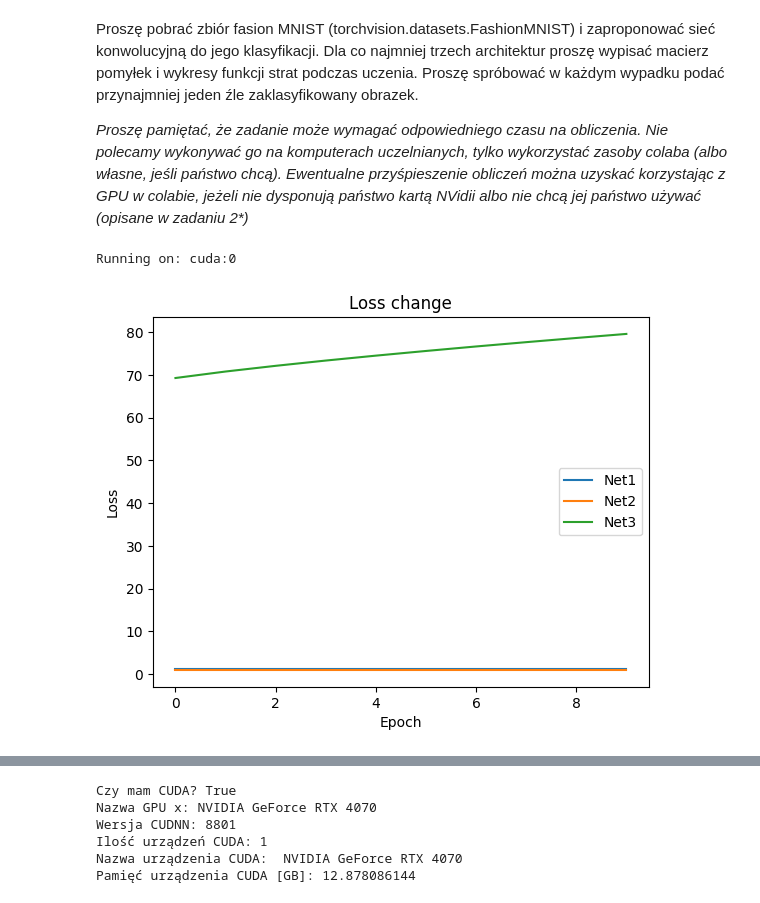
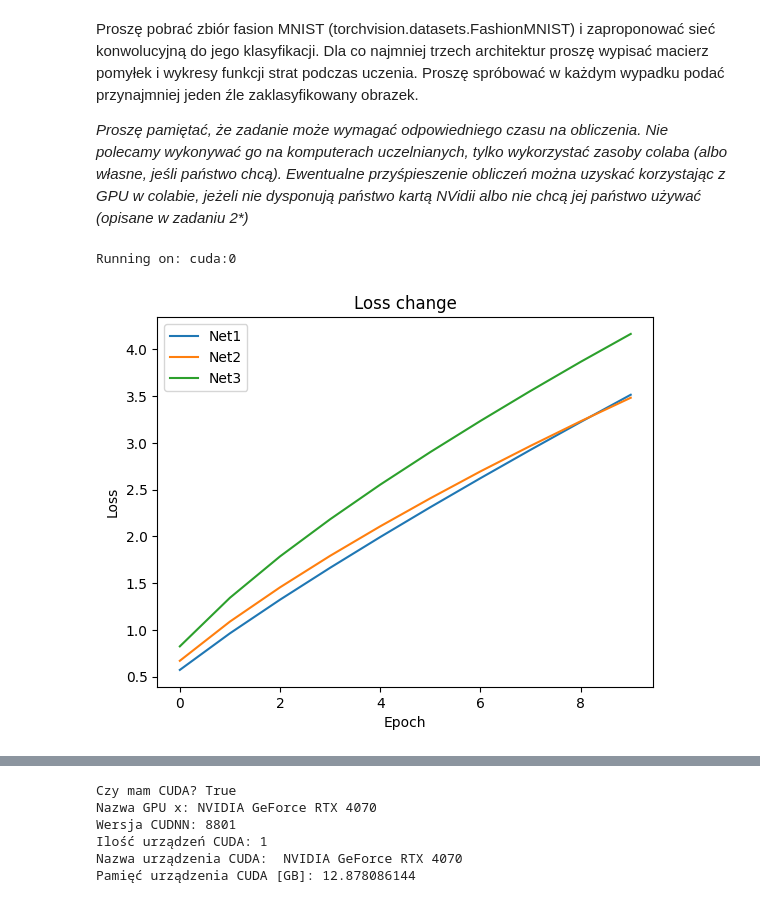
Before and after one commit to AleksanderSieklinski/Computational-Intelligence-Methods, a Jupyter notebook: lab05/lab5.ipynb, the cells around one changed output, grey strips where cells are left out. Saved outputs shown, nothing was run; the diff lists cells and outputs as text; code cells hidden in the pictures.

```diff
--- a/lab05/lab5.ipynb
+++ b/lab05/lab5.ipynb
@@ -11,6 +11,7 @@ import torch.optim as optim
 import matplotlib.pyplot as plt
 from sklearn.metrics import confusion_matrix
 import numpy as np
+import torch.nn.functional as F
 transform = transforms.Compose([transforms.ToTensor(), transforms.Normalize((0.5,), (0.5,))])
 trainset = torchvision.datasets.FashionMNIST(root='./data', train=True, download=True, transform=transform)
 testset = torchvision.datasets.FashionMNIST(root='./data', train=False, download=True, transform=transform)
@@ -74,32 +75,33 @@ class Net3(nn.Module):
         x = F.relu(self.fc2(x))
         x = self.fc3(x)
         return x
 device = torch.device("cuda:0" if torch.cuda.is_available() else "cpu")
 print("Running on:", device)
 input_size = (1, 28, 28)
 nets = [Net1(input_size).to(device), Net2(input_size).to(device), Net3(input_size).to(device)]
 loss_function = nn.CrossEntropyLoss()
 optimizers = [optim.Adam(net.parameters()) for net in nets]
 losses = [[] for _ in range(len(nets))]
+running_losses = [0] * len(nets)
 for epoch in range(10):
     for i, data in enumerate(trainloader, 0):
         inputs, labels = data[0].to(device), data[1].to(device)
         for net, optimizer in zip(nets, optimizers):
             optimizer.zero_grad()
             outputs = net(inputs)
             loss = loss_function(outputs, labels)
             loss.backward()
             optimizer.step()
-            running_losses[j] += loss.item()
+            running_losses[nets.index(net)] += loss.item()
     for j in range(len(nets)):
         losses[j].append(running_losses[j] / len(trainloader))
 for i, loss in enumerate(losses):
     plt.plot(loss, label=f'Net{i+1}')
 plt.title('Loss change')
 plt.xlabel('Epoch')
 plt.ylabel('Loss')
 plt.legend()
 plt.show()
 # %% [output]
 Running on: cuda:0
-[figure, old version]
+[figure, new version]
```
Also changed, not shown: parts of 4 cells of this notebook.
